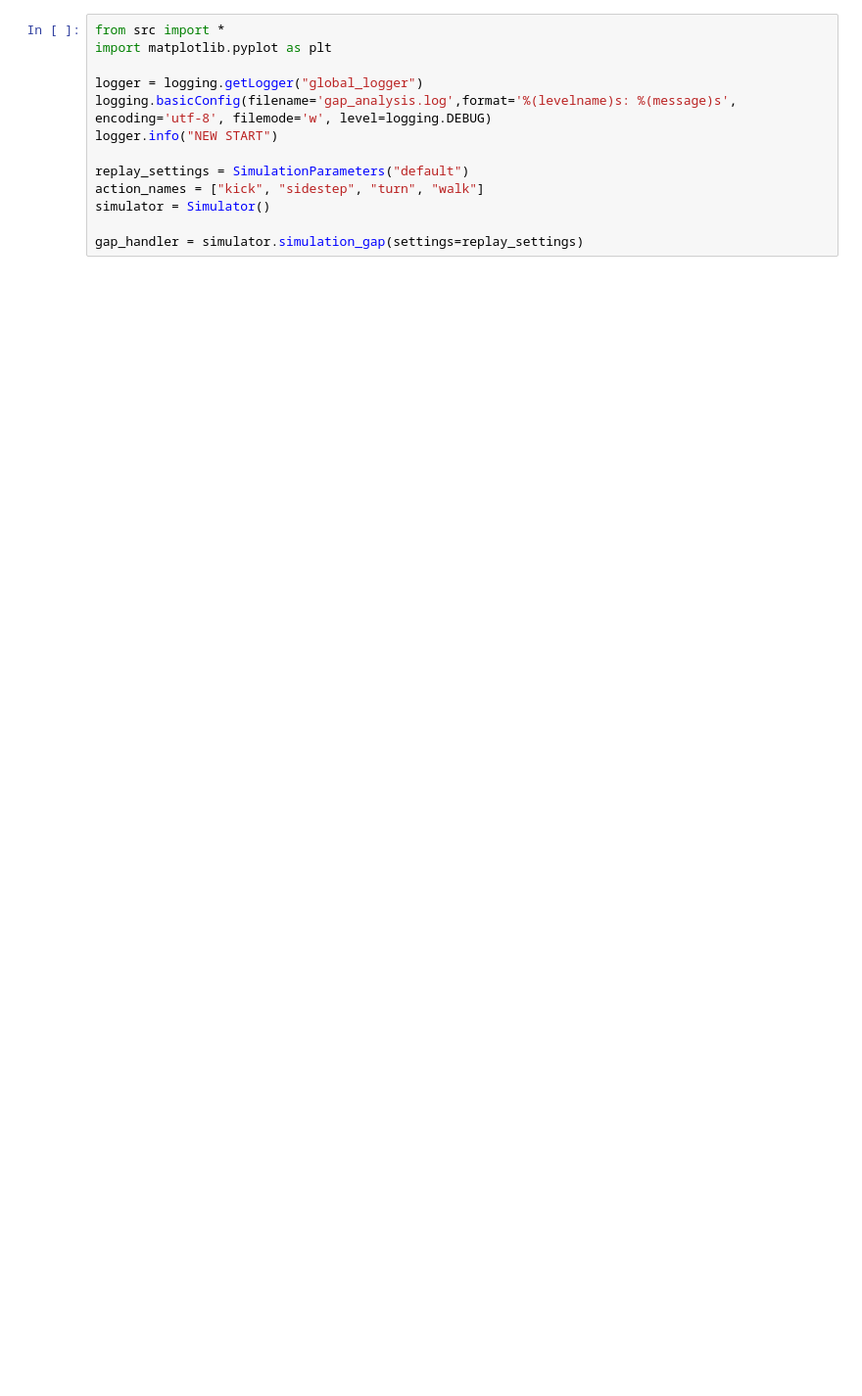
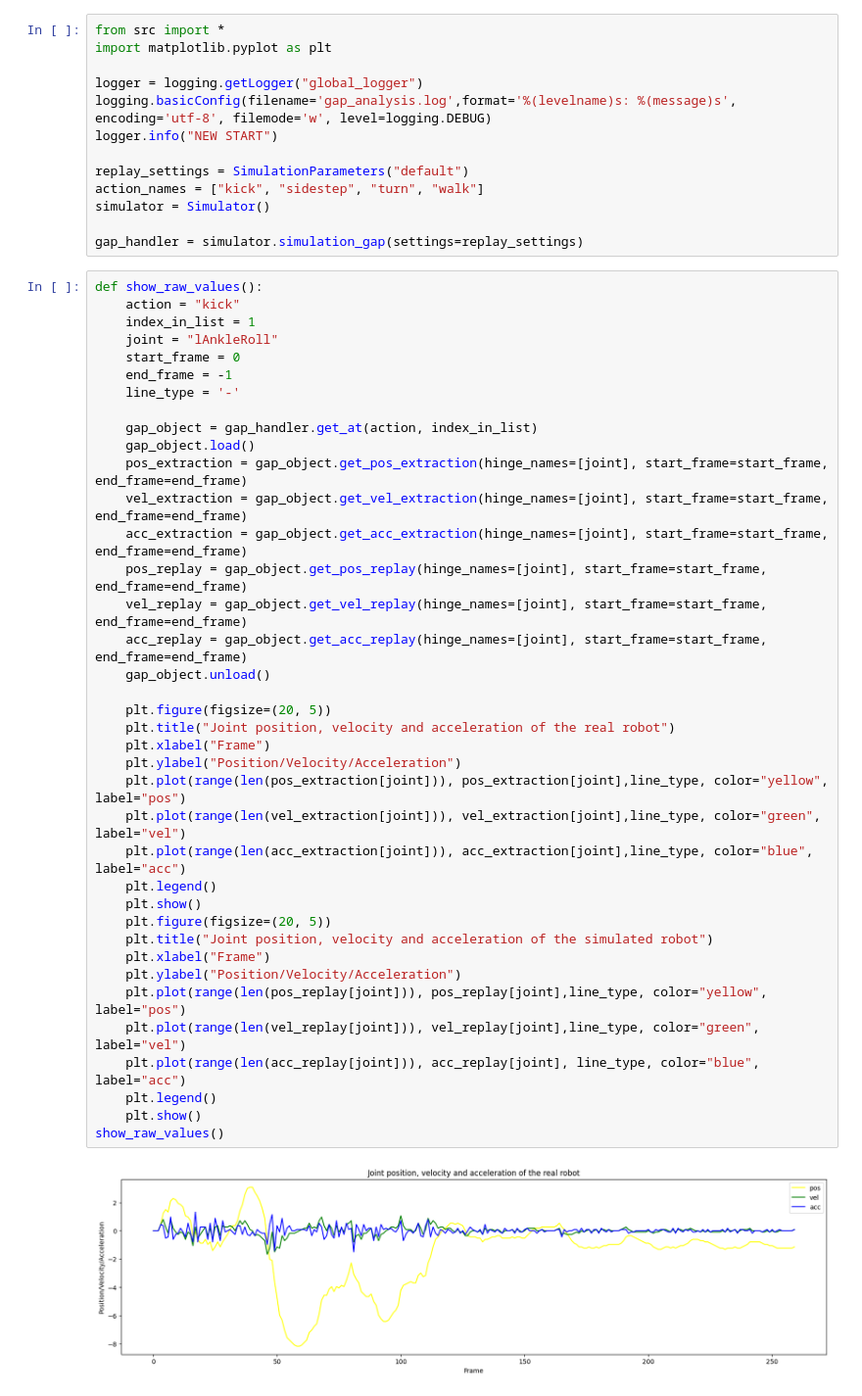
Before and after one commit to DasWHYYYDerWoche/MasterThesis, a Jupyter notebook: gap_analysis.ipynb, the cells around one changed output. Shown at 98% size. Saved outputs shown, nothing was run; the diff lists cells and outputs as text; blank space fills up the shorter version.

```diff
--- a/gap_analysis.ipynb
+++ b/gap_analysis.ipynb
@@ -11,3 +11,43 @@ action_names = ["kick", "sidestep", "turn", "walk"]
 simulator = Simulator()
 
 gap_handler = simulator.simulation_gap(settings=replay_settings)
+# %%
+def show_raw_values():
+    action = "kick"
+    index_in_list = 1
+    joint = "lAnkleRoll"
+    start_frame = 0
+    end_frame = -1
+    line_type = '-'
+
+    gap_object = gap_handler.get_at(action, index_in_list)
+    gap_object.load()
+    pos_extraction = gap_object.get_pos_extraction(hinge_names=[joint], start_frame=start_frame, end_frame=end_frame)
+    vel_extraction = gap_object.get_vel_extraction(hinge_names=[joint], start_frame=start_frame, end_frame=end_frame)
+    acc_extraction = gap_object.get_acc_extraction(hinge_names=[joint], start_frame=start_frame, end_frame=end_frame)
+    pos_replay = gap_object.get_pos_replay(hinge_names=[joint], start_frame=start_frame, end_frame=end_frame)
+    vel_replay = gap_object.get_vel_replay(hinge_names=[joint], start_frame=start_frame, end_frame=end_frame)
+    acc_replay = gap_object.get_acc_replay(hinge_names=[joint], start_frame=start_frame, end_frame=end_frame)
+    gap_object.unload()
+
+    plt.figure(figsize=(20, 5))
+    plt.title("Joint position, velocity and acceleration of the real robot")
+    plt.xlabel("Frame")
+    plt.ylabel("Position/Velocity/Acceleration")
+    plt.plot(range(len(pos_extraction[joint])), pos_extraction[joint],line_type, color="yellow", label="pos")
+    plt.plot(range(len(vel_extraction[joint])), vel_extraction[joint],line_type, color="green", label="vel")
+    plt.plot(range(len(acc_extraction[joint])), acc_extraction[joint],line_type, color="blue", label="acc")
+    plt.legend()
+    plt.show()
+    plt.figure(figsize=(20, 5))
+    plt.title("Joint position, velocity and acceleration of the simulated robot")
+    plt.xlabel("Frame")
+    plt.ylabel("Position/Velocity/Acceleration")
+    plt.plot(range(len(pos_replay[joint])), pos_replay[joint],line_type, color="yellow", label="pos")
+    plt.plot(range(len(vel_replay[joint])), vel_replay[joint],line_type, color="green", label="vel")
+    plt.plot(range(len(acc_replay[joint])), acc_replay[joint], line_type, color="blue", label="acc")
+    plt.legend()
+    plt.show()
+show_raw_values()
+# %% [output]
+[figure, added]
```
Also changed, not shown: parts of 9 cells of this notebook, 4 other files.
